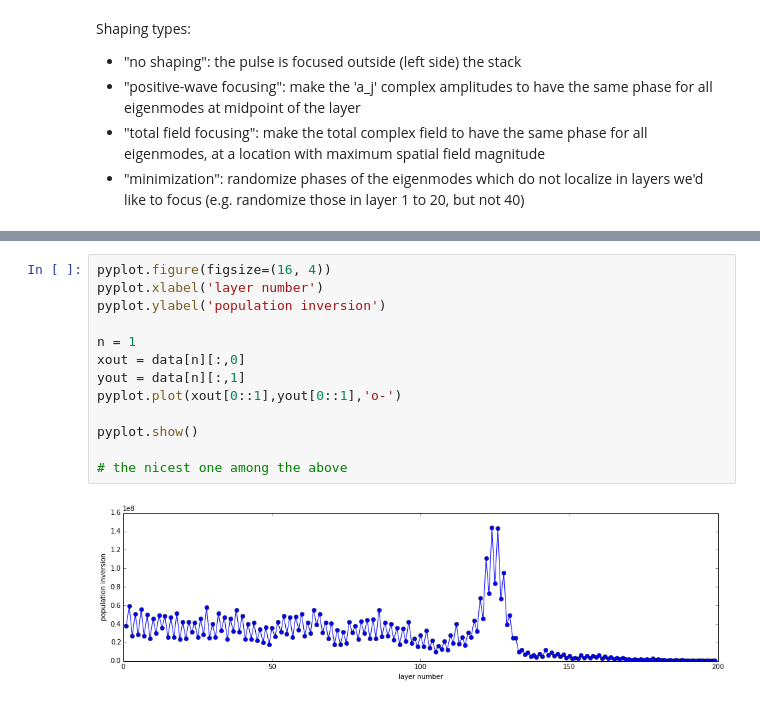
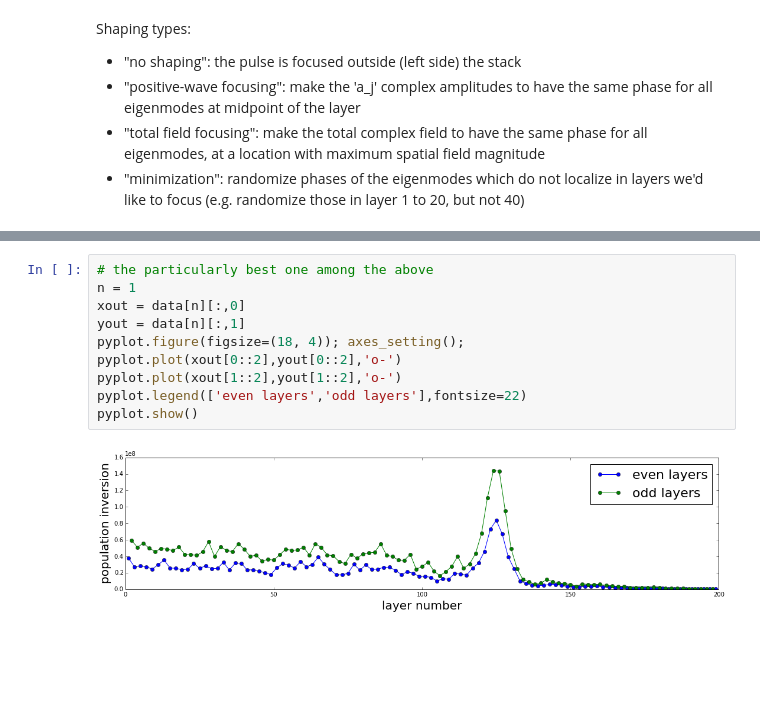
Before and after one commit to chaohan/code-samples, a Jupyter notebook: nb-2PS.ipynb, the cells around one changed output, grey strips where cells are left out. Saved outputs shown, nothing was run; the diff lists cells and outputs as text; blank space fills up the shorter version.

```diff
--- a/nb-2PS.ipynb
+++ b/nb-2PS.ipynb
@@ -33,15 +37,12 @@ pyplot.show()
-# %%
-pyplot.figure(figsize=(16, 4))
-pyplot.xlabel('layer number')
-pyplot.ylabel('population inversion')
-
-n = 1
-xout = data[n][:,0]
-yout = data[n][:,1]
-pyplot.plot(xout[0::1],yout[0::1],'o-')
-
-pyplot.show()
-
-# the nicest one among the above
-# %% [output]
-[figure, removed]
+# %%
+# the particularly best one among the above
+n = 1
+xout = data[n][:,0]
+yout = data[n][:,1]
+pyplot.figure(figsize=(18, 4)); axes_setting();
+pyplot.plot(xout[0::2],yout[0::2],'o-')
+pyplot.plot(xout[1::2],yout[1::2],'o-')
+pyplot.legend(['even layers','odd layers'],fontsize=22)
+pyplot.show()
+# %% [output]
+[figure, added]
```
Also changed, not shown: parts of 1 cell of this notebook.
